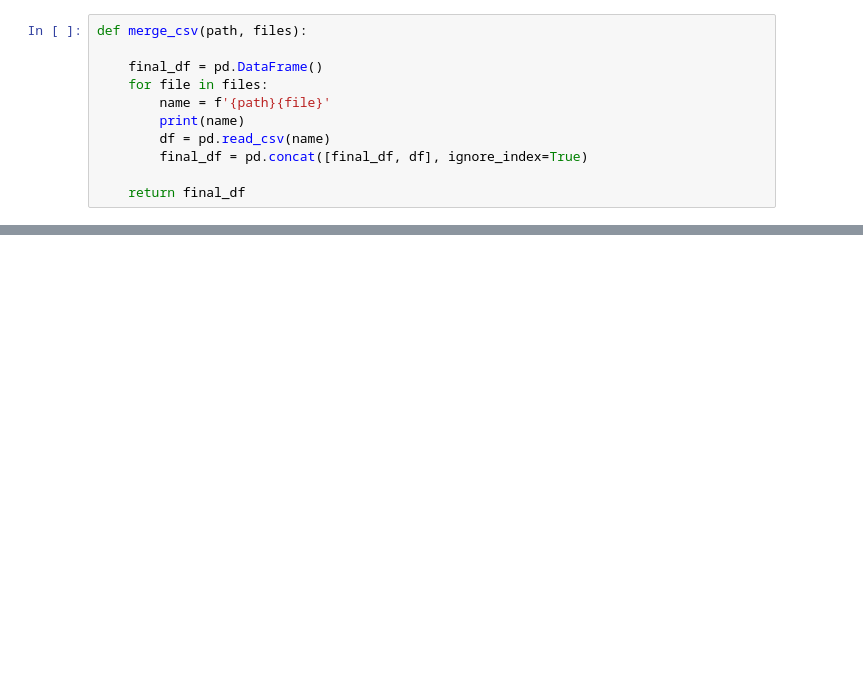
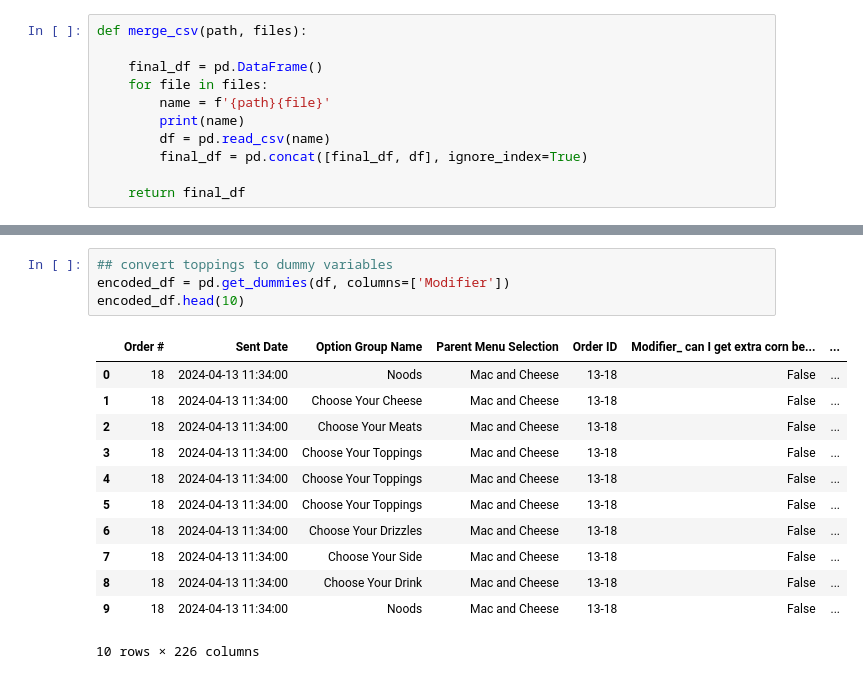
Before and after one commit to raghavdhir03/roni_dashboard_td2024, a Jupyter notebook: Notebooks/merge_months.ipynb, the cells around one changed output, grey strips where cells are left out. Saved outputs shown, nothing was run; the diff lists cells and outputs as text; blank space fills up the shorter version.

```diff
--- a/Notebooks/merge_months.ipynb
+++ b/Notebooks/merge_months.ipynb
@@ -52,0 +50,17 @@ final_df
+# %%
+## convert toppings to dummy variables
+encoded_df = pd.get_dummies(df, columns=['Modifier'])
+encoded_df.head(10)
+# %% [output]
+|  | Order # | Sent Date | Option Group Name | Parent Menu Selection | Order ID | Modifier_ can I get extra corn be... | ... |
+| 0 | 18 | 2024-04-13 11:34:00 | Noods | Mac and Cheese | 13-18 | False | ... |
+| 1 | 18 | 2024-04-13 11:34:00 | Choose Your Cheese | Mac and Cheese | 13-18 | False | ... |
+| 2 | 18 | 2024-04-13 11:34:00 | Choose Your Meats | Mac and Cheese | 13-18 | False | ... |
+| 3 | 18 | 2024-04-13 11:34:00 | Choose Your Toppings | Mac and Cheese | 13-18 | False | ... |
+| 4 | 18 | 2024-04-13 11:34:00 | Choose Your Toppings | Mac and Cheese | 13-18 | False | ... |
+| 5 | 18 | 2024-04-13 11:34:00 | Choose Your Toppings | Mac and Cheese | 13-18 | False | ... |
+| 6 | 18 | 2024-04-13 11:34:00 | Choose Your Drizzles | Mac and Cheese | 13-18 | False | ... |
+| 7 | 18 | 2024-04-13 11:34:00 | Choose Your Side | Mac and Cheese | 13-18 | False | ... |
+| 8 | 18 | 2024-04-13 11:34:00 | Choose Your Drink | Mac and Cheese | 13-18 | False | ... |
+| 9 | 18 | 2024-04-13 11:34:00 | Noods | Mac and Cheese | 13-18 | False | ... |
+10 rows × 226 columns
```
Also changed, not shown: parts of 8 cells of this notebook.
